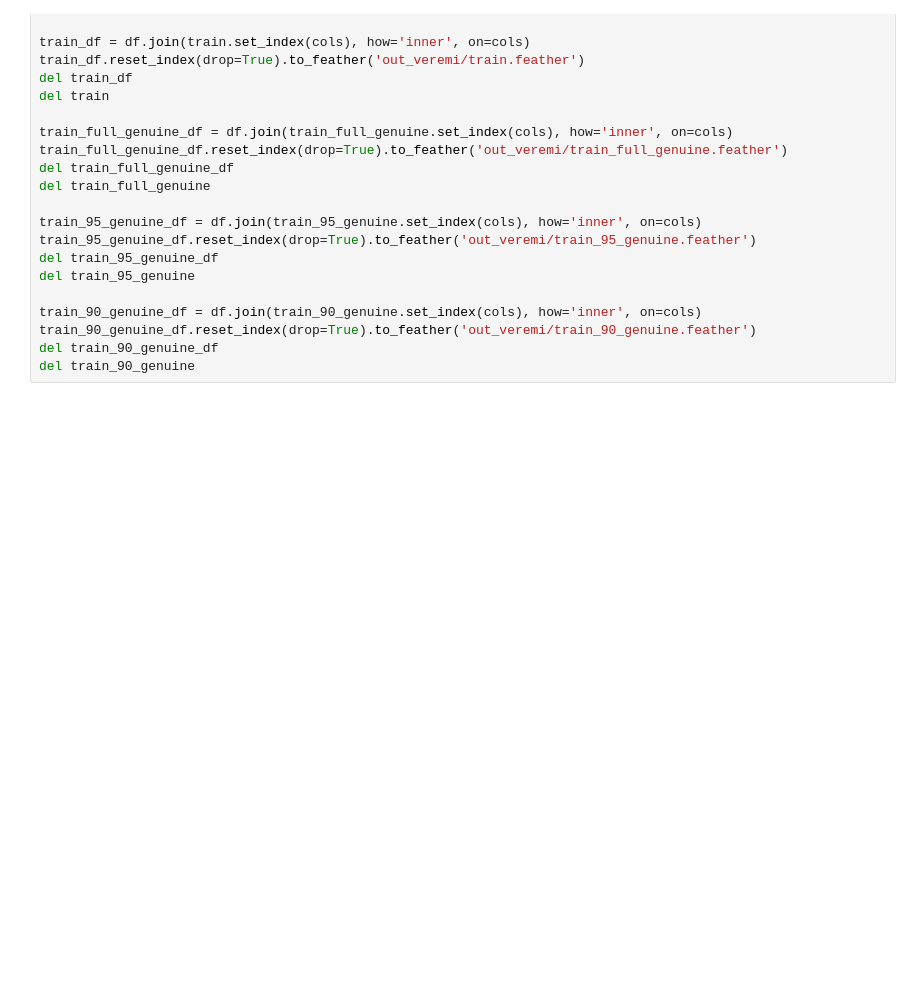
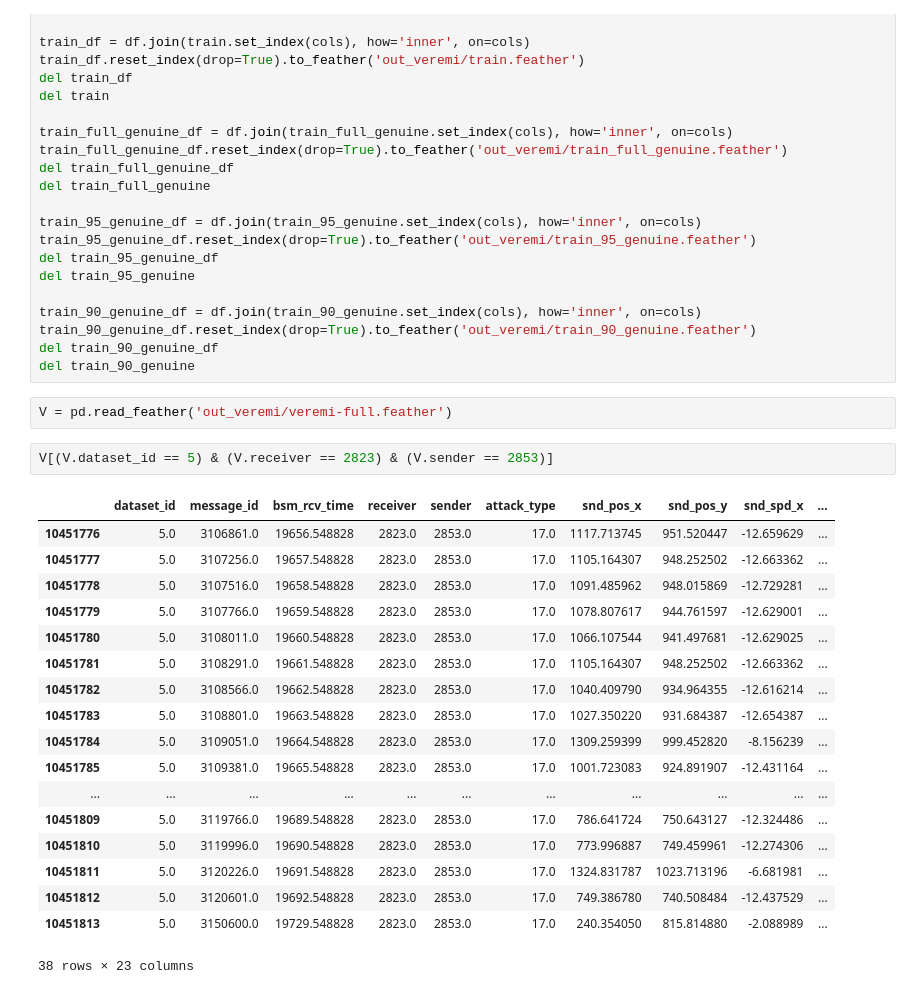
Before and after one commit to imperial-qore/TranAD, a Jupyter notebook: veremi/process-veremi.ipynb, the cells around one changed output. Saved outputs shown, nothing was run; the diff lists cells and outputs as text; blank space fills up the shorter version.

```diff
--- a/veremi/process-veremi.ipynb
+++ b/veremi/process-veremi.ipynb
@@ -192,3 +210,26 @@ train_90_genuine_df = df.join(train_90_genuine.set_index(cols), how='inner', on=
 train_90_genuine_df.reset_index(drop=True).to_feather('out_veremi/train_90_genuine.feather')
 del train_90_genuine_df
 del train_90_genuine
+# %%
+V = pd.read_feather('out_veremi/veremi-full.feather')
+# %%
+V[(V.dataset_id == 5) & (V.receiver == 2823) & (V.sender == 2853)]
+# %% [output]
+|  | dataset_id | message_id | bsm_rcv_time | receiver | sender | attack_type | snd_pos_x | snd_pos_y | snd_spd_x | ... |
+| 10451776 | 5.0 | 3106861.0 | 19656.548828 | 2823.0 | 2853.0 | 17.0 | 1117.713745 | 951.520447 | -12.659629 | ... |
+| 10451777 | 5.0 | 3107256.0 | 19657.548828 | 2823.0 | 2853.0 | 17.0 | 1105.164307 | 948.252502 | -12.663362 | ... |
+| 10451778 | 5.0 | 3107516.0 | 19658.548828 | 2823.0 | 2853.0 | 17.0 | 1091.485962 | 948.015869 | -12.729281 | ... |
+| 10451779 | 5.0 | 3107766.0 | 19659.548828 | 2823.0 | 2853.0 | 17.0 | 1078.807617 | 944.761597 | -12.629001 | ... |
+| 10451780 | 5.0 | 3108011.0 | 19660.548828 | 2823.0 | 2853.0 | 17.0 | 1066.107544 | 941.497681 | -12.629025 | ... |
+| 10451781 | 5.0 | 3108291.0 | 19661.548828 | 2823.0 | 2853.0 | 17.0 | 1105.164307 | 948.252502 | -12.663362 | ... |
+| 10451782 | 5.0 | 3108566.0 | 19662.548828 | 2823.0 | 2853.0 | 17.0 | 1040.409790 | 934.964355 | -12.616214 | ... |
+| 10451783 | 5.0 | 3108801.0 | 19663.548828 | 2823.0 | 2853.0 | 17.0 | 1027.350220 | 931.684387 | -12.654387 | ... |
+| 10451784 | 5.0 | 3109051.0 | 19664.548828 | 2823.0 | 2853.0 | 17.0 | 1309.259399 | 999.452820 | -8.156239 | ... |
+| 10451785 | 5.0 | 3109381.0 | 19665.548828 | 2823.0 | 2853.0 | 17.0 | 1001.723083 | 924.891907 | -12.431164 | ... |
+| ... | ... | ... | ... | ... | ... | ... | ... | ... | ... | ... |
+| 10451809 | 5.0 | 3119766.0 | 19689.548828 | 2823.0 | 2853.0 | 17.0 | 786.641724 | 750.643127 | -12.324486 | ... |
+| 10451810 | 5.0 | 3119996.0 | 19690.548828 | 2823.0 | 2853.0 | 17.0 | 773.996887 | 749.459961 | -12.274306 | ... |
+| 10451811 | 5.0 | 3120226.0 | 19691.548828 | 2823.0 | 2853.0 | 17.0 | 1324.831787 | 1023.713196 | -6.681981 | ... |
+| 10451812 | 5.0 | 3120601.0 | 19692.548828 | 2823.0 | 2853.0 | 17.0 | 749.386780 | 740.508484 | -12.437529 | ... |
+| 10451813 | 5.0 | 3150600.0 | 19729.548828 | 2823.0 | 2853.0 | 17.0 | 240.354050 | 815.814880 | -2.088989 | ... |
+38 rows × 23 columns
```
Also changed, not shown: parts of 2 cells of this notebook, 2 other files.
